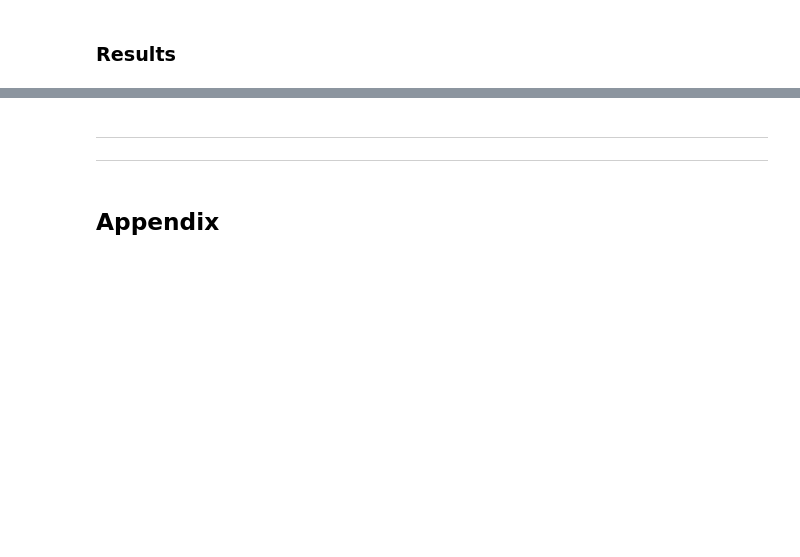
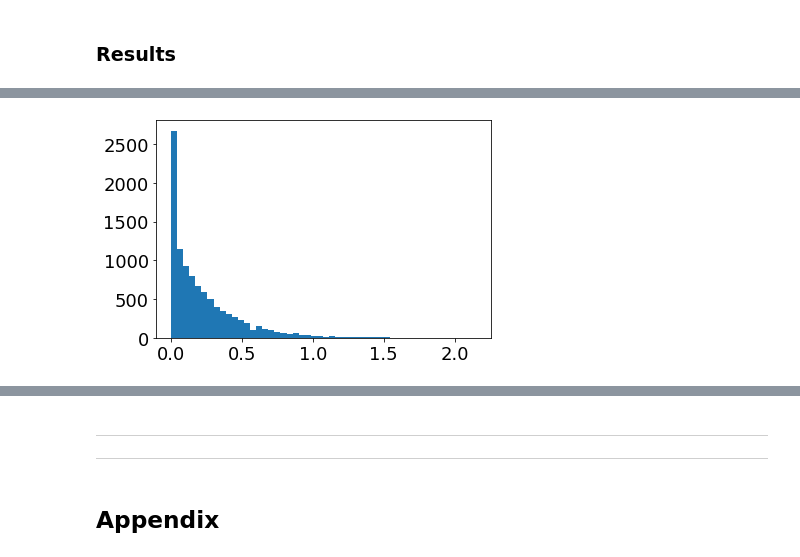
Before and after one commit to baskayj/Boundary-behavior-in-stochastic-differential-equations-used-in-Finance, a Jupyter notebook: CIR_Boundary_Project.ipynb, the cells around one changed output, grey strips where cells are left out. Drawn from its saved outputs; the diff is of its cells as text; code cells hidden in the pictures; blank space fills up the shorter version.

```diff
--- a/CIR_Boundary_Project.ipynb
+++ b/CIR_Boundary_Project.ipynb
@@ -1418,0 +1554,40 @@ plt.grid()
+# %%
+model = 'CIR_'
+name = 'SOUP_sticky'
+
+print(f"\n\nStaring Experiment {model}{name}.\n")
+
+#Parameters:
+Parameters = namedtuple('Parameters','X0 dt T kappa theta sigma')
+P = Parameters(X0 = 0.5, dt = 0.0001, T = 1,kappa = 1, theta = 1, sigma = 1)
+
+#Variables:
+var_name = 'gamma'
+var = [0.5]
+
+sigma = list(map(lambda p: np.sqrt((2*P.kappa*P.theta)/p),var))
+
+
+#Transforming the parameters into a more digestable form. This way the computation heavy part of the code needs less for cycles.
+T = []
+for i in range(len(var)):
+  T.append([P.X0,P.dt,P.T,P.kappa,P.theta,sigma[i]])
+
+start_time = time.time()
+#GENERATING ALL TRAJECTORIES
+X_SOUP_sticky = []
+for i in range(len(T)):
+  print(f"Making trajectories for X0 = {T[i][0]},dt = {T[i][1]},T = {T[i][2]},kappa = {T[i][3]},theta = {T[i][4]},sigma = {T[i][5]}.\n")
+
+  s_time = time.time()
+  X_SOUP_sticky.append(CIR_Prcss_mp(T[i][0],T[i][1],T[i][2],T[i][3],T[i][4],T[i][5], SOUP = "True"))
+  e_time = time.time()
+
+  print(f"  Finished generating trajectories in {int((e_time-s_time)/60)} minutes and {e_time-s_time-int((e_time-s_time)/60)*60} seconds.[{i+1}/{len(T)}]\n")
+
+#Memory Management
+del T
+
+end_time = time.time()
+
+print(f"The experiment finished in {int((end_time-start_time)/60)} minutes and {end_time-start_time-int((end_time-start_time)/60)*60} seconds.\n")
@@ -1418,0 +1602,4 @@ plt.grid()
+# %%
+n,bins,patches = plt.hist(X_SOUP_sticky[0], bins = 50)
+# %% [output]
+[figure, added]
```
Also changed, not shown: parts of 53 cells of this notebook.
